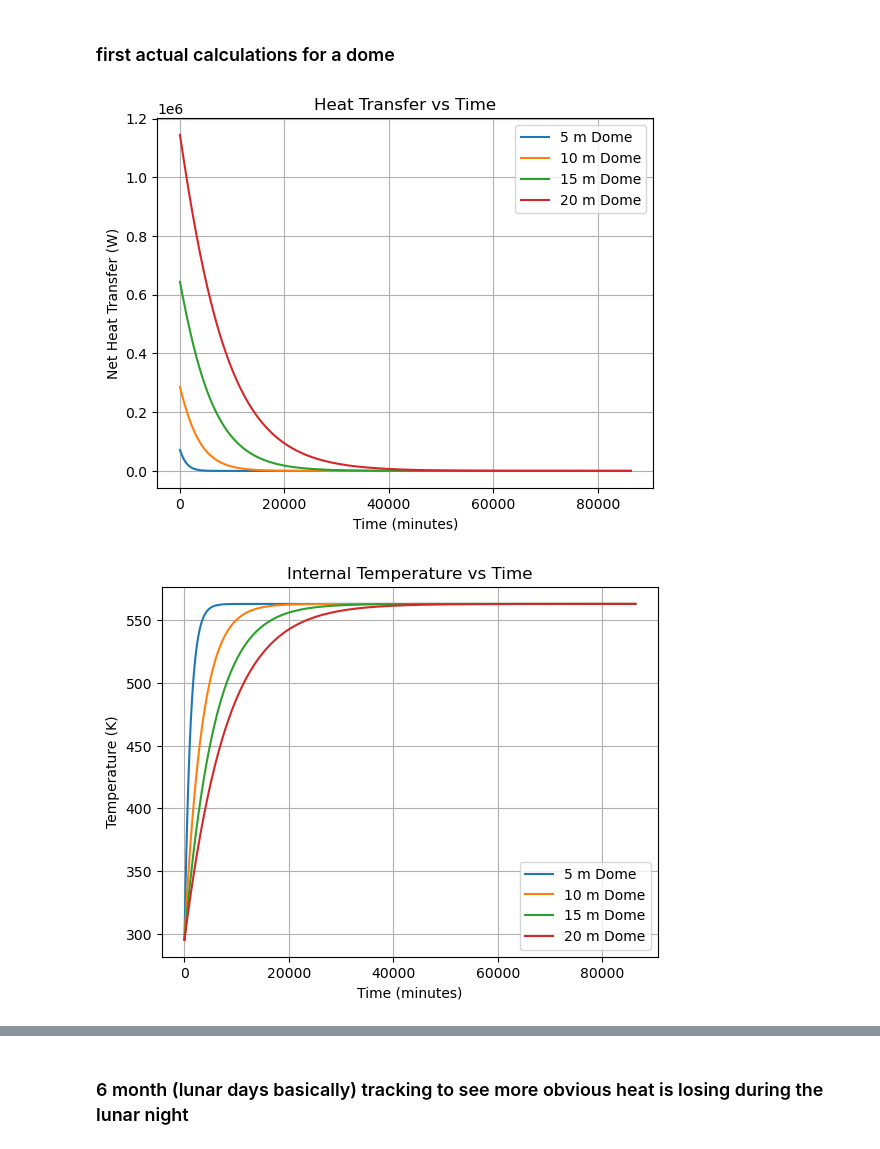
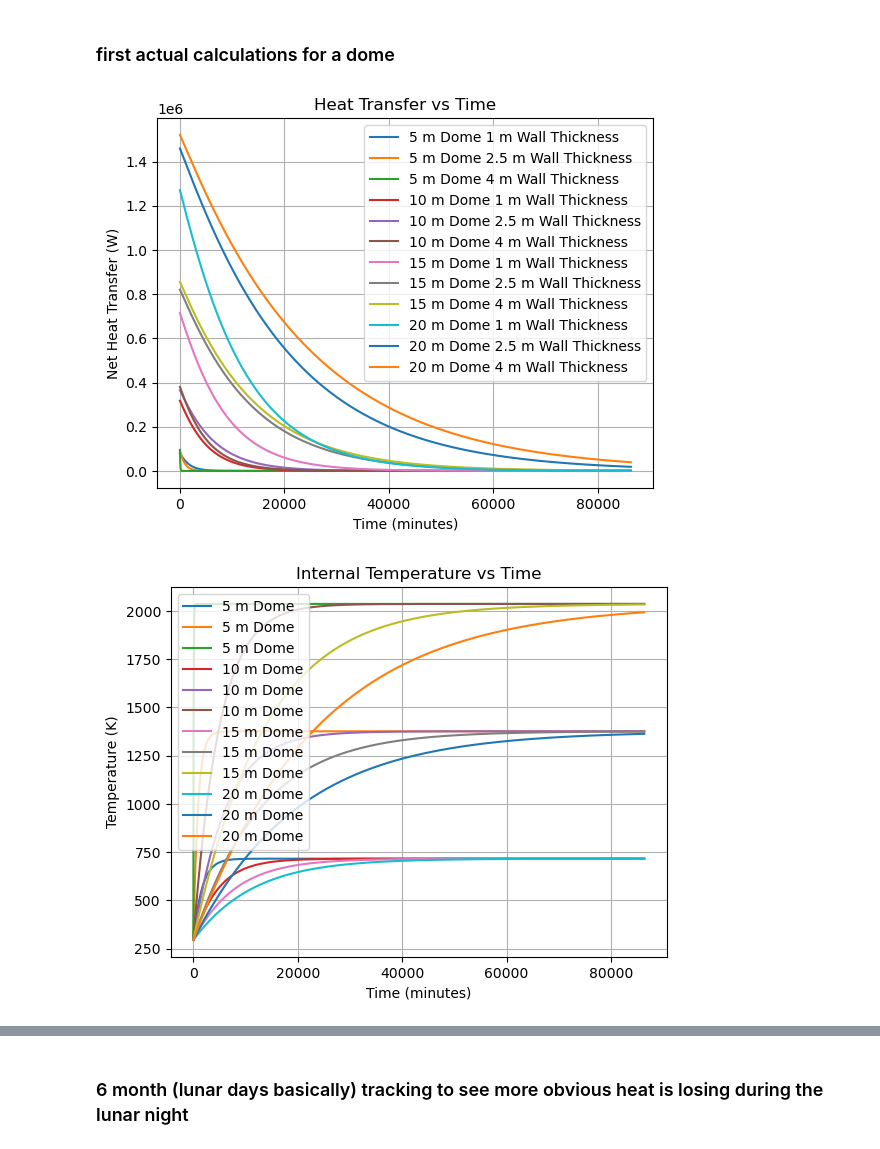
Before and after one commit to adambigg-s/aae338-report, a Jupyter notebook: report_calculations/dome_heating.ipynb, the cells around one changed output, grey strips where cells are left out. Cells and saved outputs as stored; diff of their text form; code cells hidden in the pictures.

```diff
--- a/report_calculations/dome_heating.ipynb
+++ b/report_calculations/dome_heating.ipynb
@@ -32,6 +32,9 @@ SOLAR_EPSILON = 0.99
 # general properties
 CP_AIR = 1004 # J / kg / k
 AIR_DENSITY = 1.225 # kg / m^3
+
+# moon base params
+REGOLITH_CONDUCTIVITY = 0.75 # found on the internet
 # %%
 def point_source_heating(absorptivity, area, intensity):
     return absorptivity * area * intensity
@@ -127,8 +130,8 @@ calculated surface temperature: 223.90111383073173
 datasets = []
 
 radii = range(5, 25, 5)
-thicknesses = [1]
-conductivity = 1.15 # W / m^2 / k --- this is taken from a ceramic brick (idk what it would be made of)
+thicknesses = [1, 2.5, 4]
+conductivity = REGOLITH_CONDUCTIVITY
 dt = 60
 duration = 60 * 60 * 24
 
@@ -149,33 +152,33 @@ for radius in radii:
 
 plot.figure()
 for data in datasets:
-    plot.plot(data.times, data.q_dots, label = f'{data.radius} m Dome')
+    plot.plot(data.times, data.q_dots, label = f'{data.radius} m Dome {data.thickness} m Wall Thickness')
 plot.title("Heat Transfer vs Time")
 plot.xlabel("Time (minutes)")
 plot.ylabel("Net Heat Transfer (W)")
 plot.grid(True)
 plot.legend()
 plot.show()
 
 plot.figure()
 for data in datasets:
     plot.plot(data.times, data.internal_temperatures, label = f'{data.radius} m Dome')
 plot.title("Internal Temperature vs Time")
 plot.xlabel("Time (minutes)")
 plot.ylabel("Temperature (K)")
 plot.grid(True)
 plot.legend()
 plot.show()
 
 plot.figure()
 for data in datasets:
     plot.plot(data.times, data.surface_temperatures, label = f'{data.radius} m Dome')
 plot.title("Surface Temperature vs Time")
 plot.xlabel("Time (minutes)")
 plot.ylabel("Temperature (K)")
 plot.grid(True)
 plot.legend()
 plot.show()
 # %% [output]
-[figure, old version]
+[figure, new version]
-[figure, old version]
+[figure, new version]
```
Also changed, not shown: parts of 2 cells of this notebook.
